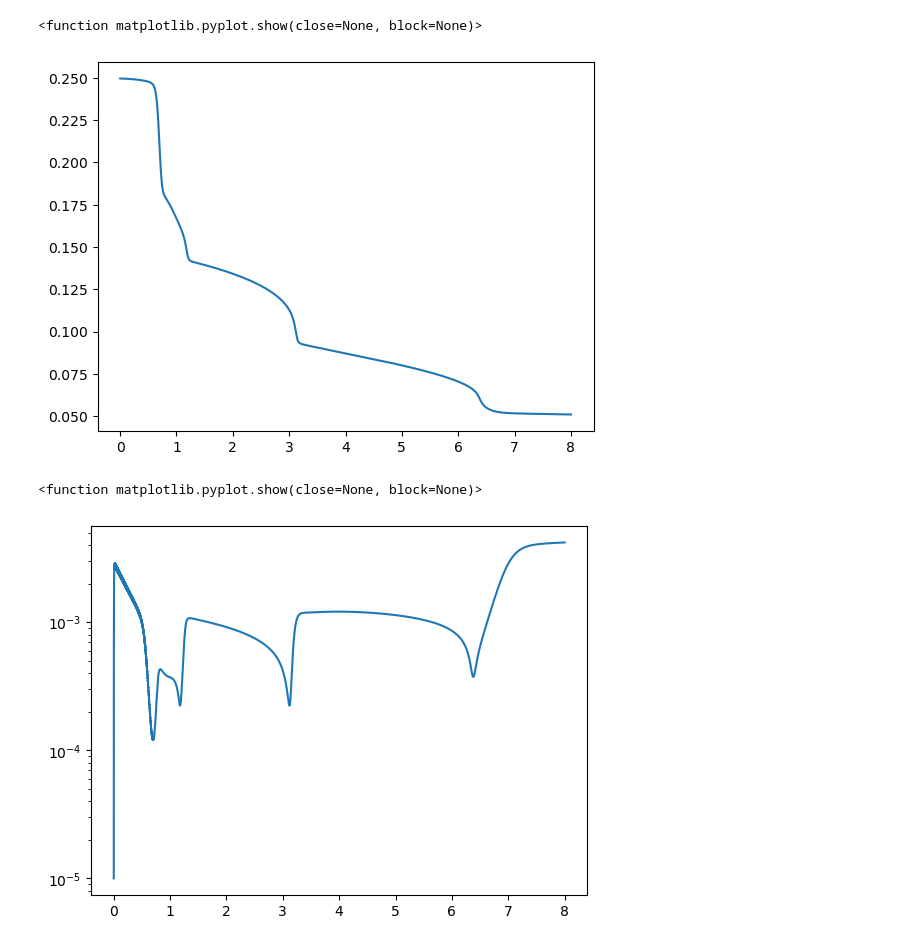
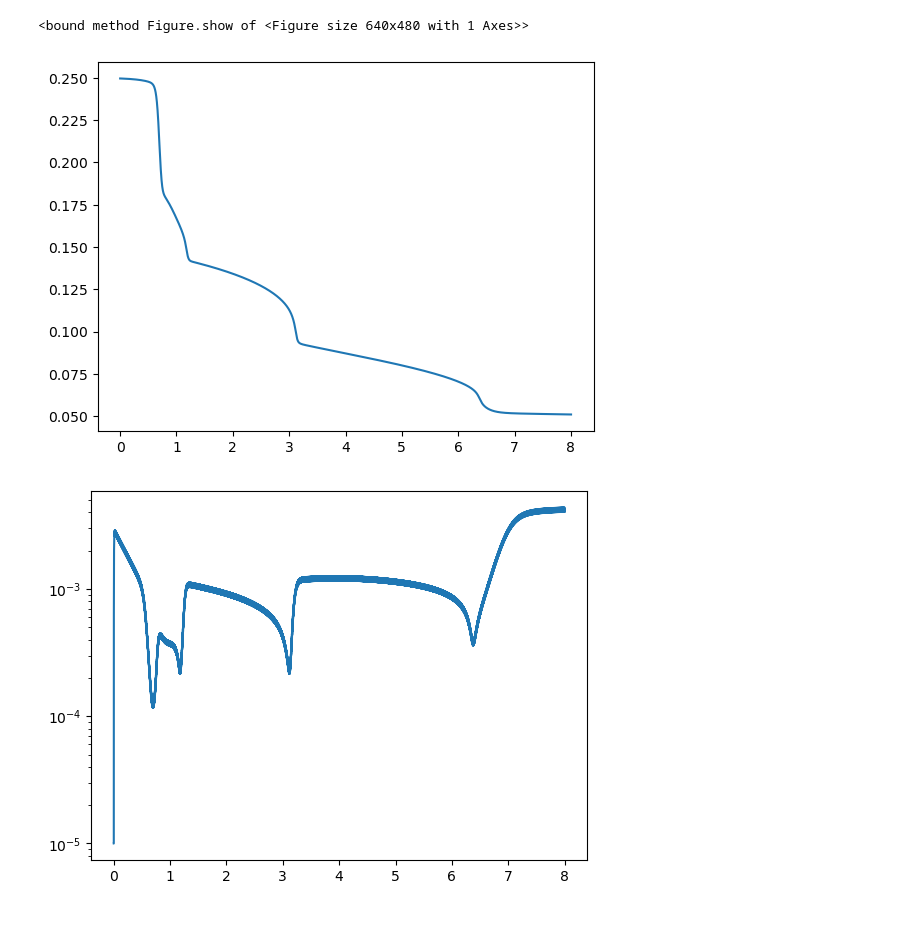
Before and after one commit to sukishergill/phase-field-model, a Jupyter notebook: Python/CH_ex_1.ipynb, the cells around one changed output. Saved outputs shown, nothing was run; the diff lists cells and outputs as text; code cells hidden in the pictures.

```diff
--- a/Python/CH_ex_1.ipynb
+++ b/Python/CH_ex_1.ipynb
@@ -39,14 +39,19 @@ Results = ssav(Grid, Time, Para, u, dim=2)
 # %%
 img = plt.imshow(Results.u, cmap = 'bwr')
 img.set_clim(-1,1)
 
 plt.colorbar
 plt.show()
+
+f1 = plt.figure()
+plt.plot(Results.tt, Results.Eu)
+f1.show
+
+f2 = plt.figure()
+plt.semilogy(np.array(Results.tt[1:]), Results.dt)
+f2.show
 # %% [output]
 [figure]
+<bound method Figure.show of <Figure size 640x480 with 1 Axes>>
+[figure, added]
+[figure, added]
-# %%
-plt.plot(Results.tt, Results.Eu)
-plt.show
-# %% [output]
-<function matplotlib.pyplot.show(close=None, block=None)>
-[figure, removed]
@@ -58,6 +57,0 @@ dt_vals = t_new - t
-# %%
-plt.semilogy(np.array(Results.tt[1:]), dt_vals)
-plt.show
-# %% [output]
-<function matplotlib.pyplot.show(close=None, block=None)>
-[figure, removed]
```
Also changed, not shown: parts of 1 cell of this notebook, 3 other files.
